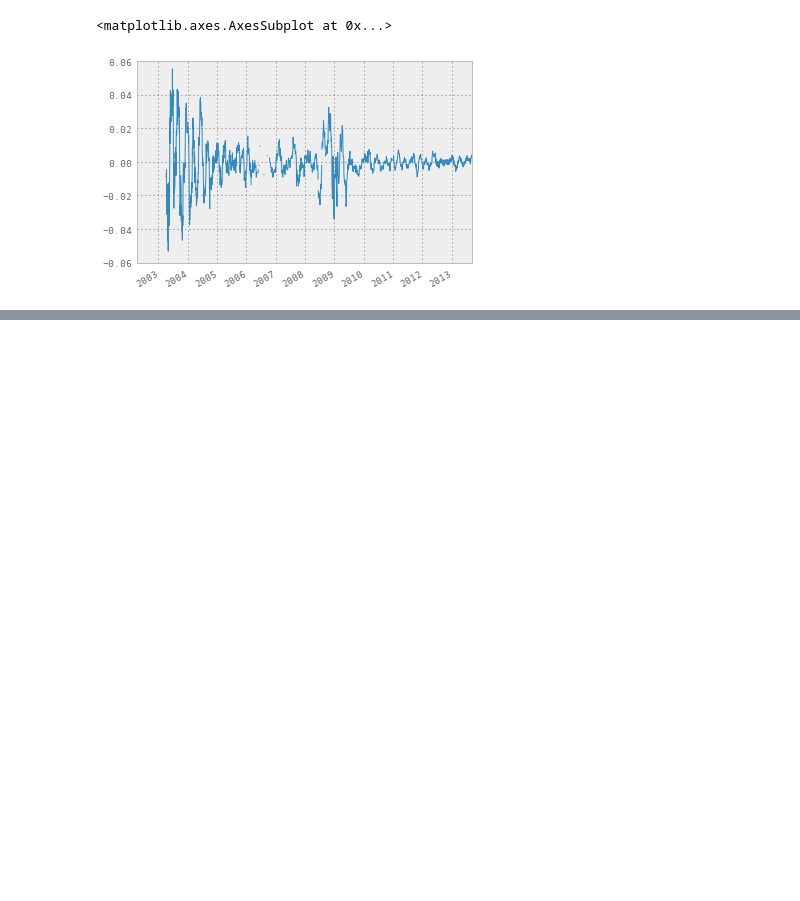
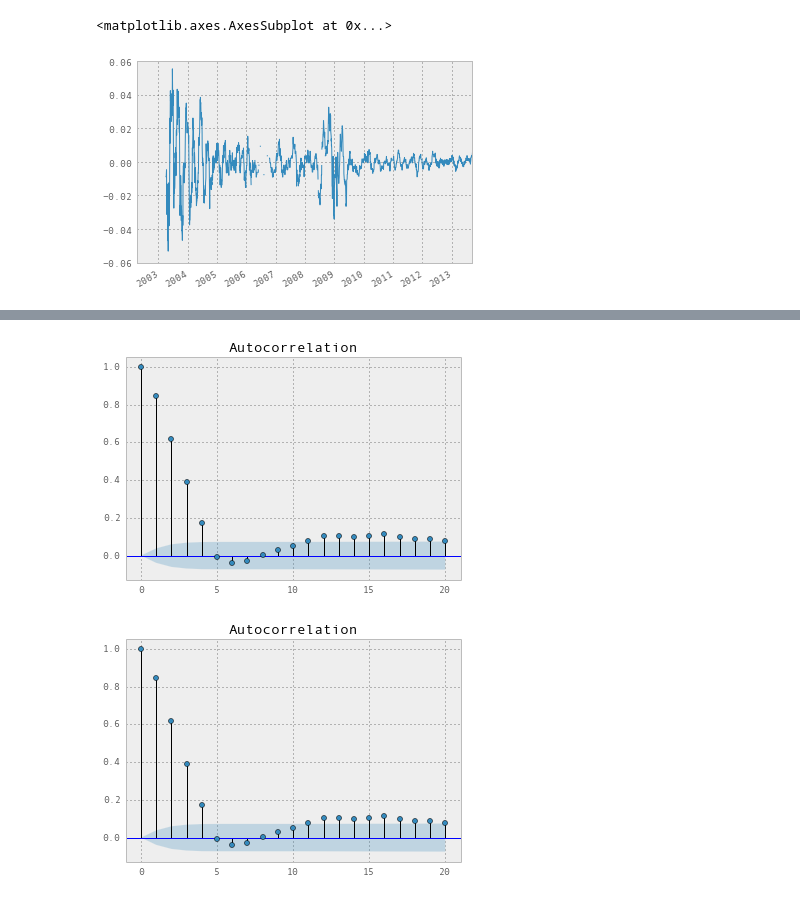
Before and after one commit to elsonidoq/ars-usd, a Jupyter notebook: jb.ipynb, the cells around one changed output, grey strips where cells are left out. Drawn from its saved outputs; the diff is of its cells as text; code cells hidden in the pictures; blank space fills up the shorter version.

```diff
--- a/jb.ipynb
+++ b/jb.ipynb
@@ -195,0 +207,5 @@ df1(df1(logged, 30), 30).plot()
+# %%
+sm.graphics.tsa.plot_acf(df1(logged, 5).dropna(), lags=20)
+# %% [output]
+[figure, added]
+[figure, added]
```
Also changed, not shown: parts of 15 cells of this notebook.
